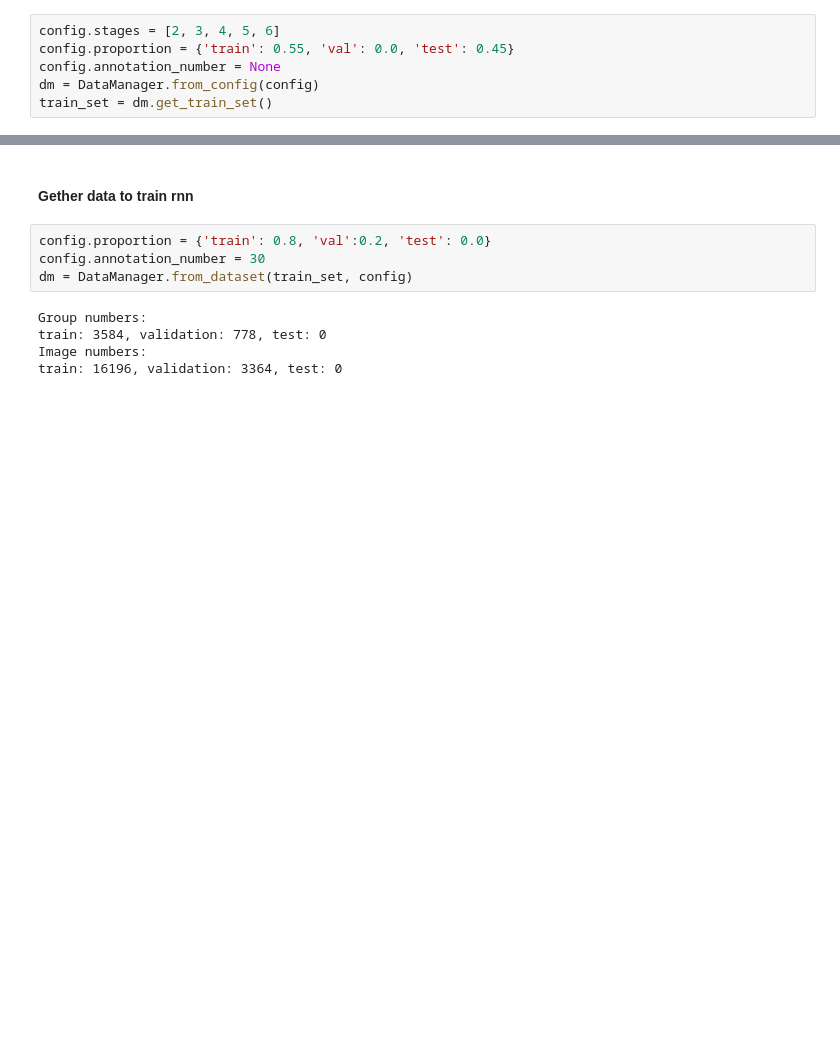
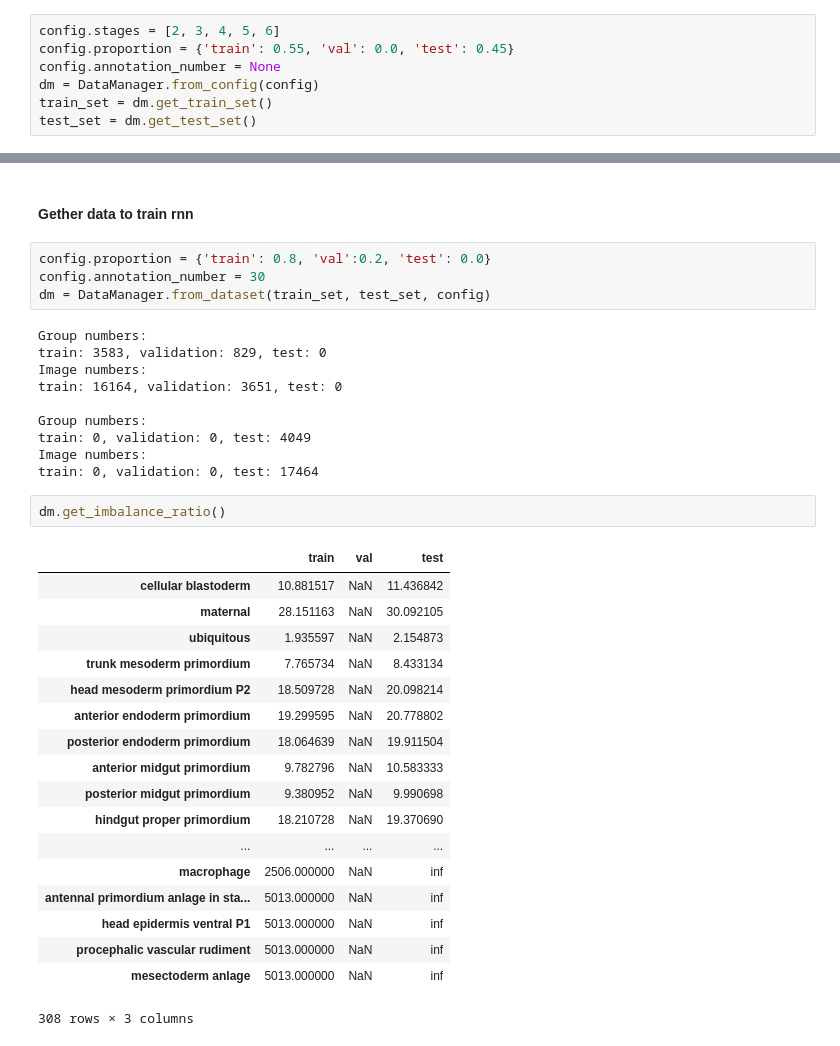
Before and after one commit to JunrQ/DL_biomedicine_image, a Jupyter notebook: transfer_train.ipynb, the cells around one changed output, grey strips where cells are left out. Saved outputs shown, nothing was run; the diff lists cells and outputs as text; blank space fills up the shorter version.

Commit message:
reorganize DataManager

```diff
--- a/transfer_train.ipynb
+++ b/transfer_train.ipynb
@@ -34,6 +38,7 @@ config.proportion = {'train': 0.55, 'val': 0.0, 'test': 0.45}
 config.annotation_number = None
 dm = DataManager.from_config(config)
 train_set = dm.get_train_set()
+test_set = dm.get_test_set()
 # %% [output]
 Group numbers:
 train: 5014, validation: 0, test: 4726
@@ -44,12 +49,38 @@ train: 22989, validation: 0, test: 21028
 # %%
 config.proportion = {'train': 0.8, 'val':0.2, 'test': 0.0}
 config.annotation_number = 30
-dm = DataManager.from_dataset(train_set, config)
+dm = DataManager.from_dataset(train_set, test_set, config)
 # %% [output]
 Group numbers:
-train: 3584, validation: 778, test: 0
+train: 3583, validation: 829, test: 0
 Image numbers:
-train: 16196, validation: 3364, test: 0
+train: 16164, validation: 3651, test: 0
+
+Group numbers:
+train: 0, validation: 0, test: 4049
+Image numbers:
+train: 0, validation: 0, test: 17464
+# %%
+dm.get_imbalance_ratio()
+# %% [output]
+|  | train | val | test |
+| cellular blastoderm | 10.881517 | NaN | 11.436842 |
+| maternal | 28.151163 | NaN | 30.092105 |
+| ubiquitous | 1.935597 | NaN | 2.154873 |
+| trunk mesoderm primordium | 7.765734 | NaN | 8.433134 |
+| head mesoderm primordium P2 | 18.509728 | NaN | 20.098214 |
+| anterior endoderm primordium | 19.299595 | NaN | 20.778802 |
+| posterior endoderm primordium | 18.064639 | NaN | 19.911504 |
+| anterior midgut primordium | 9.782796 | NaN | 10.583333 |
+| posterior midgut primordium | 9.380952 | NaN | 9.990698 |
+| hindgut proper primordium | 18.210728 | NaN | 19.370690 |
+| ... | ... | ... | ... |
+| macrophage | 2506.000000 | NaN | inf |
+| antennal primordium anlage in sta... | 5013.000000 | NaN | inf |
+| head epidermis ventral P1 | 5013.000000 | NaN | inf |
+| procephalic vascular rudiment | 5013.000000 | NaN | inf |
+| mesectoderm anlage | 5013.000000 | NaN | inf |
+308 rows × 3 columns
 # %%
 config.weight_decay = 0.0
 config.dropout_keep_prob = 0.5
```
Also changed, not shown: parts of 9 cells of this notebook, 6 other files.
